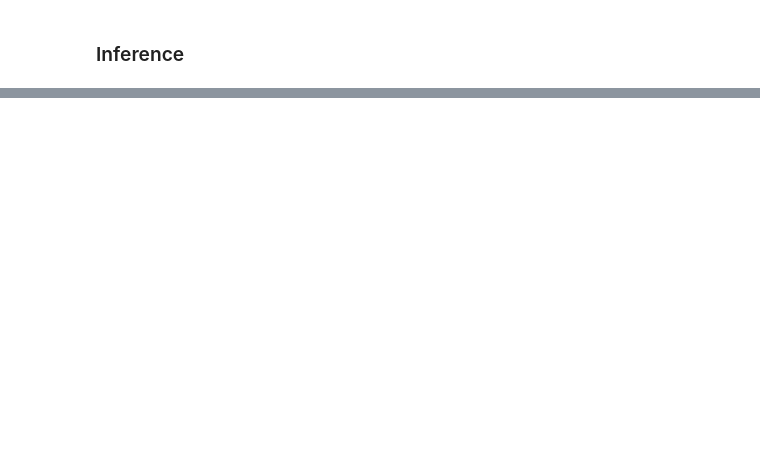
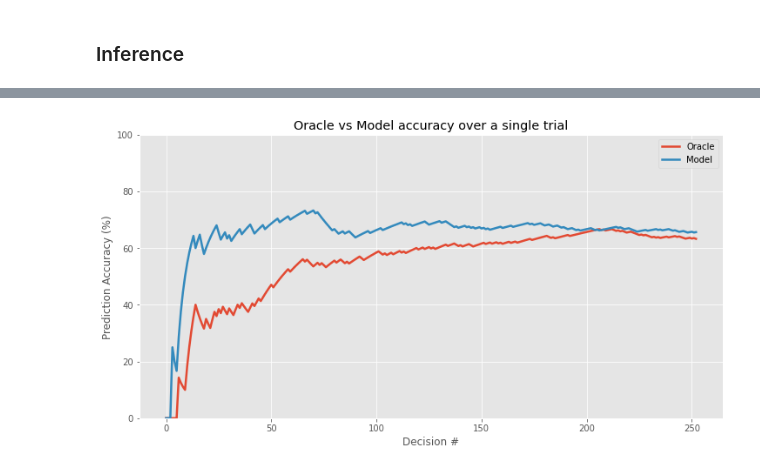
Before and after one commit to danieldager/oracle.github.io, a Jupyter notebook: notebooks/draft.ipynb, the cells around one changed output, grey strips where cells are left out. Drawn from its saved outputs; the diff is of its cells as text; code cells hidden in the pictures; blank space fills up the shorter version.

```diff
--- a/notebooks/draft.ipynb
+++ b/notebooks/draft.ipynb
@@ -58,0 +128,4 @@ Model 0523-0139 accuracy: 58.64%
+# %%
+plot_trial_accuracies(2, 5, '0523-1537')
+# %% [output]
+[figure, added]
```
Also changed, not shown: parts of 14 cells of this notebook, 4 other files.
